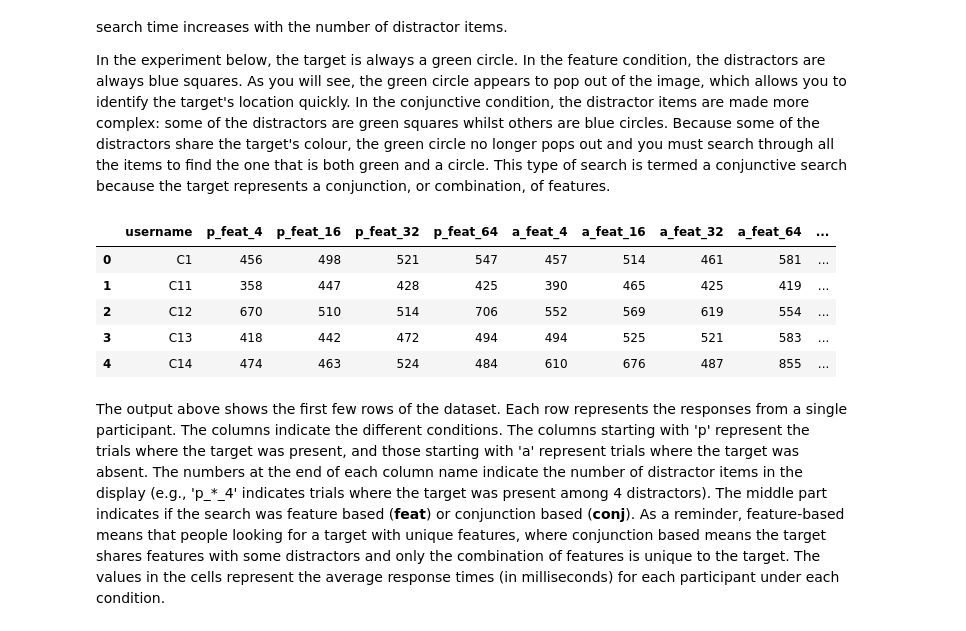
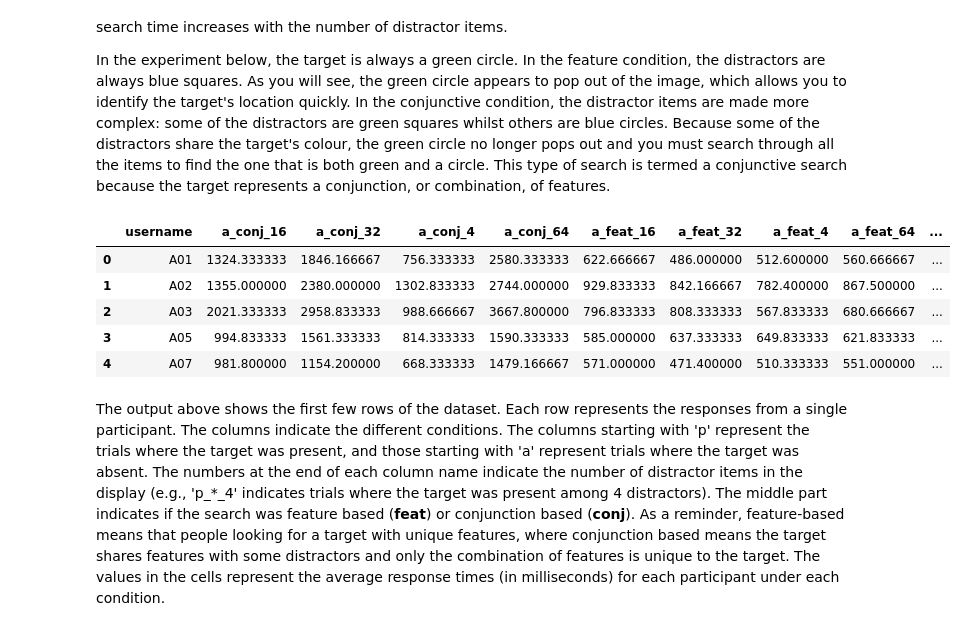
Before and after one commit to joebathelt/AUC_CogPsy, a Jupyter notebook: week3_visual_search.ipynb, the cells around one changed output. Cells and saved outputs as stored; diff of their text form; code cells hidden in the pictures.

```diff
--- a/week3_visual_search.ipynb
+++ b/week3_visual_search.ipynb
@@ -31,19 +31,19 @@ In the experiment below, the target is always a green circle. In the feature con
 # %%
 # This cell load the data. You don't need to change it or understand it. Just run the cell.
 import pandas as pd
 
-file_id = '1XO6w0kHOB6zSllk1Eb4VQ85jxtS10L5q'
+file_id = '1iJFULYCUymnU0LWCtuRI0XiP6hnOMUak'
 url = f'https://docs.google.com/uc?export=download&id={file_id}'
 df = pd.read_csv(url)
 
 df.head()
 # %% [output]
-|  | username | p_feat_4 | p_feat_16 | p_feat_32 | p_feat_64 | a_feat_4 | a_feat_16 | a_feat_32 | a_feat_64 | ... |
-| 0 | C1 | 456 | 498 | 521 | 547 | 457 | 514 | 461 | 581 | ... |
-| 1 | C11 | 358 | 447 | 428 | 425 | 390 | 465 | 425 | 419 | ... |
-| 2 | C12 | 670 | 510 | 514 | 706 | 552 | 569 | 619 | 554 | ... |
-| 3 | C13 | 418 | 442 | 472 | 494 | 494 | 525 | 521 | 583 | ... |
-| 4 | C14 | 474 | 463 | 524 | 484 | 610 | 676 | 487 | 855 | ... |
+|  | username | a_conj_16 | a_conj_32 | a_conj_4 | a_conj_64 | a_feat_16 | a_feat_32 | a_feat_4 | a_feat_64 | ... |
+| 0 | A01 | 1324.333333 | 1846.166667 | 756.333333 | 2580.333333 | 622.666667 | 486.000000 | 512.600000 | 560.666667 | ... |
+| 1 | A02 | 1355.000000 | 2380.000000 | 1302.833333 | 2744.000000 | 929.833333 | 842.166667 | 782.400000 | 867.500000 | ... |
+| 2 | A03 | 2021.333333 | 2958.833333 | 988.666667 | 3667.800000 | 796.833333 | 808.333333 | 567.833333 | 680.666667 | ... |
+| 3 | A05 | 994.833333 | 1561.333333 | 814.333333 | 1590.333333 | 585.000000 | 637.333333 | 649.833333 | 621.833333 | ... |
+| 4 | A07 | 981.800000 | 1154.200000 | 668.333333 | 1479.166667 | 571.000000 | 471.400000 | 510.333333 | 551.000000 | ... |
 # %% [markdown]
 The output above shows the first few rows of the dataset. Each row represents the responses from a single participant. The columns indicate the different conditions. The columns starting with 'p' represent the trials where the target was present, and those starting with 'a' represent trials where the target was absent. The numbers at the end of each column name indicate the number of distractor items in the display (e.g., 'p_*_4' indicates trials where the target was present among 4 distractors). The middle part indicates if the search was feature based (**feat**) or conjunction based (**conj**). As a reminder, feature-based means that people looking for a target with unique features, where conjunction based means the target shares features with some distractors and only the combination of features is unique to the target. The values in the cells represent the average response times (in milliseconds) for each participant under each condition.
 # %% [markdown]
```
Also changed, not shown: parts of 7 cells of this notebook.
